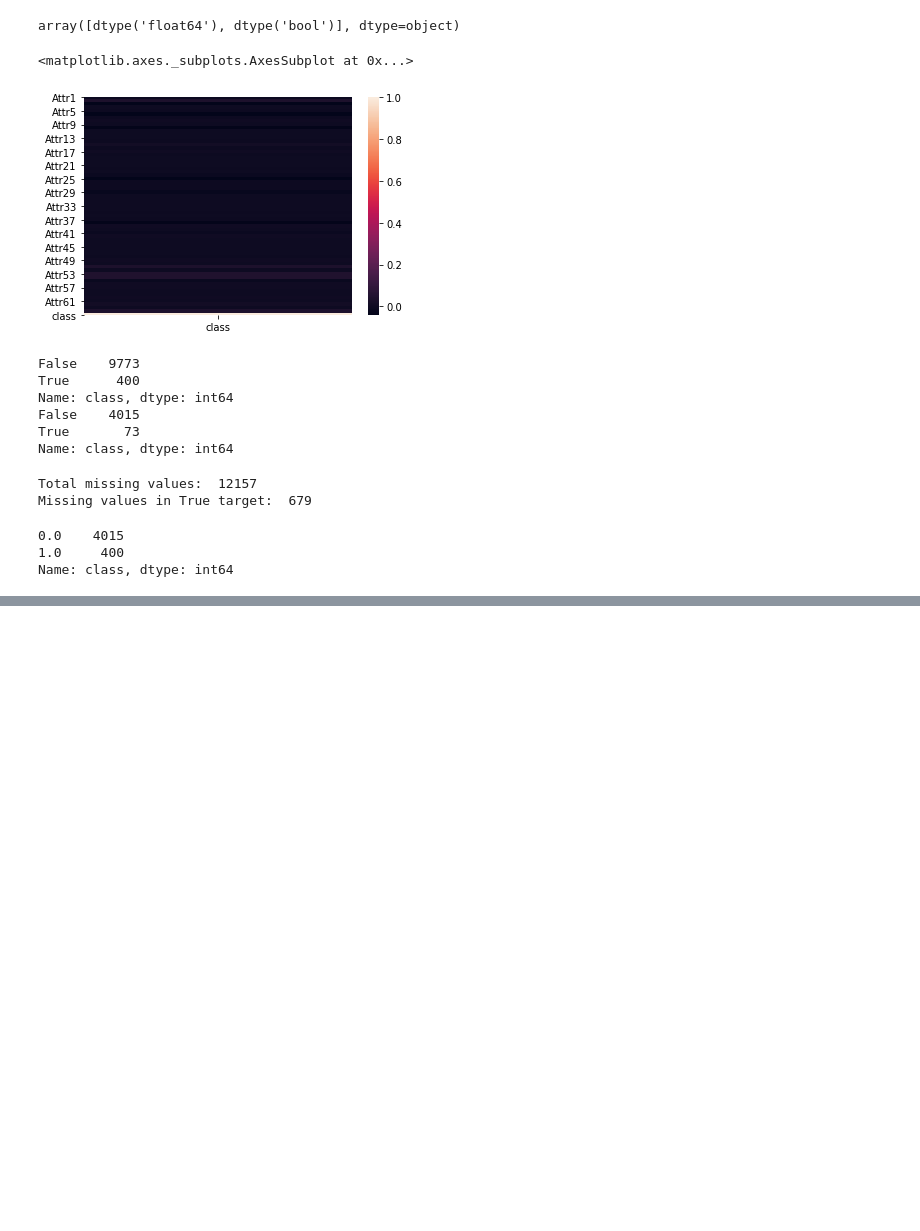
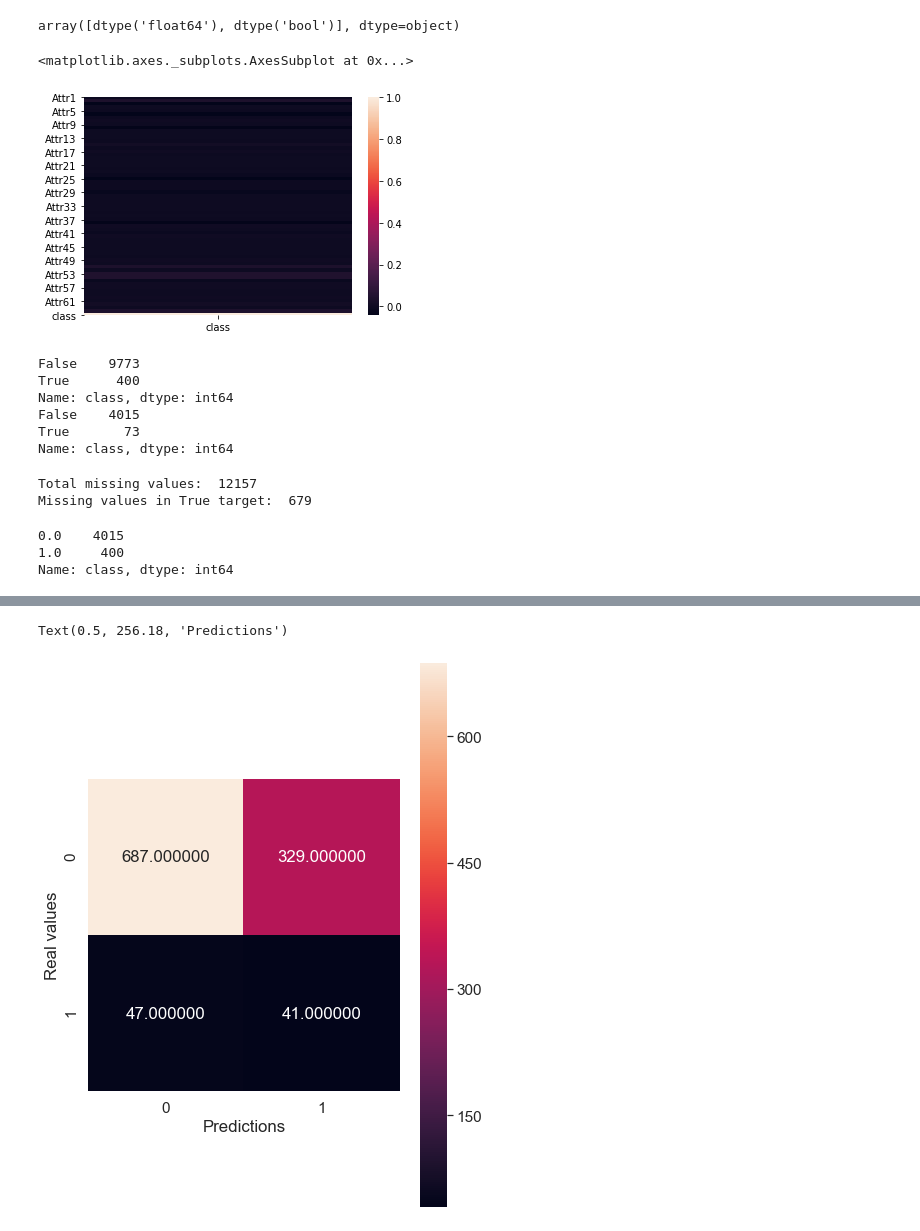
Before and after one commit to Villamaru/Data_science_test_Jampp, a Jupyter notebook: 3 - Data Science.ipynb, the cells around one changed output, grey strips where cells are left out. Saved outputs shown, nothing was run; the diff lists cells and outputs as text; code cells hidden in the pictures; blank space fills up the shorter version.

```diff
--- a/3 - Data Science.ipynb
+++ b/3 - Data Science.ipynb
@@ -180,0 +197,13 @@ Text(0.5, 256.18, 'Predictions')
+# %%
+y_pred = model.predict(X_test)
+# %%
+plt.figure(figsize = (7,10))
+sns.set(font_scale=1.4)
+sns.heatmap(metrics.confusion_matrix(y_test, y_pred),annot=True,fmt="f",square=True)
+plt.autoscale()
+plt.ylabel('Real values')
+plt.xlabel('Predictions')
+plt.title("SVC")
+# %% [output]
+Text(0.5, 256.18, 'Predictions')
+[figure, added]
```
Also changed, not shown: parts of 8 cells of this notebook.
